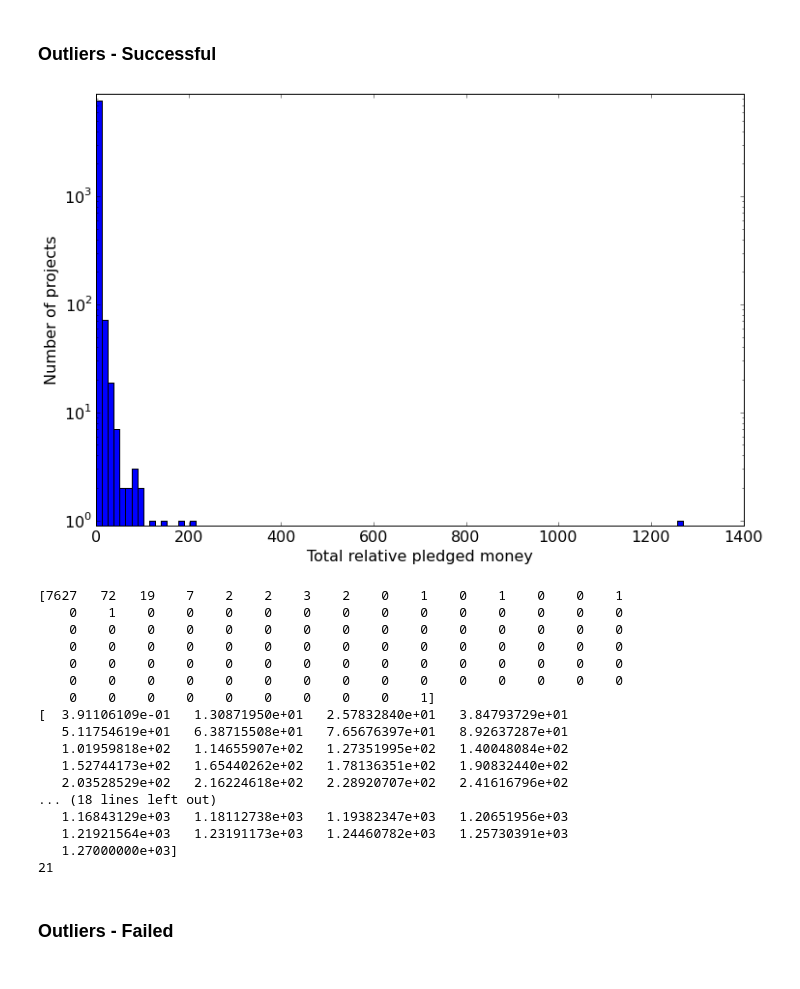
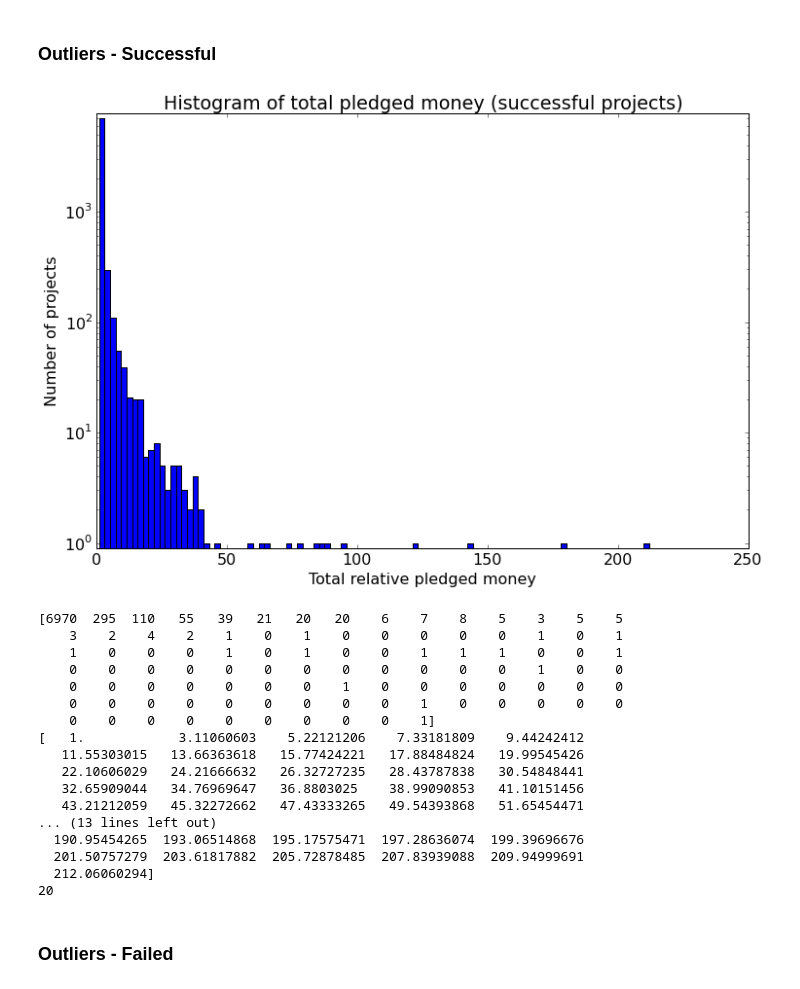
Before and after one commit to vicow/gaussian-process, a Jupyter notebook: notebooks/sidekick-1-eda.ipynb, the cells around one changed output. Saved outputs shown, nothing was run; the diff lists cells and outputs as text; code cells hidden in the pictures.

```diff
--- a/notebooks/sidekick-1-eda.ipynb
+++ b/notebooks/sidekick-1-eda.ipynb
@@ -30,7 +30,7 @@ def extract_jumps_and_times(project):
     jumps = filter(lambda j: j != 0, jumps)
     return jumps, times
 
-def show_histogram(y, x_label, y_label, x_scale='linear', y_scale='linear', bins=100, width=0.7):
+def show_histogram(y, x_label, y_label, title="", x_scale='linear', y_scale='linear', bins=100, width=0.7, file_name=None):
     hist, bins = np.histogram(y, bins=bins)
     w = width * (bins[1] - bins[0])
     center = (bins[:-1] + bins[1:]) / 2
@@ -43,6 +43,9 @@ def show_histogram(y, x_label, y_label, x_scale='linear', y_scale='linear', bins
     ax.set_xscale(x_scale)
     ax.set_ylabel(y_label)
     ax.set_xlabel(x_label)
+    ax.set_title(title)
+    if file_name:
+        plt.savefig(file_name)
     plt.show()
     return hist, bins
 
@@ -59,11 +62,16 @@ def generate_jumps_times(iterable_collection_of_project):
 # %%
 sk = Sidekick()
 sk.load()
-train, test = sk.split(threshold=0.7)
-successful = [p for p in train if p.successful]
-failed = [p for p in train if not p.successful]
-#successful = sk.successful()
-#failed = sk.failed()
+#train, test = sk.split(threshold=0.7)
+#successful = [p for p in train if p.successful]
+#failed = [p for p in train if not p.successful]
+successful = sk.successful()
+failed = sk.failed()
+total_successful = len(successful)
+total_failed = len(failed)
+print("Number of projects:", total_successful + total_failed)
+print("Number of successful:", total_successful)
+print("Number of fail:", total_failed)
 # %% [output]
 Loading data set...
 Data loaded.
@@ -71,8 +82,8 @@ Data loaded.
 ## Project
 Display an arbitrary or randomly selected project.
 # %%
-project = sk.choose_n_projects(n=1)[0]
+project = sk.choose_n_projects(n=100)[22]
 #project = sk['14035777']
-project.plot()
+project.plot(file_name="trajectory_successful.pdf")
 print(project)
 # %% [output]
@@ -176,36 +191,38 @@ We take a look at the outliers in the total amount of pledeged money for the suc
 # %% [markdown]
 ### Outliers - Successful
 # %%
-goal_successful = [project.money[-1] for project in sk if project.successful]
+goal_successful = [project.money[-1] for project in successful if project.money[-1] < 400]
 hist, bins = show_histogram(goal_successful,
+               title="Histogram of total pledged money (successful projects)",
                x_label='Total relative pledged money',
                y_label='Number of projects',
                x_scale='linear',
                y_scale='log',
                bins=100,
-               width=1)
+               width=1,
+               file_name="histogram_successful_total_money.pdf")
 print(hist)
 print(bins)
 print(len(sorted([g for g in goal_successful if g > 38.5])))
 # %% [output]
-[figure, old version]
+[figure, new version]
-[7627   72   19    7    2    2    3    2    0    1    0    1    0    0    1
-    0    1    0    0    0    0    0    0    0    0    0    0    0    0    0
-    0    0    0    0    0    0    0    0    0    0    0    0    0    0    0
-    0    0    0    0    0    0    0    0    0    0    0    0    0    0    0
-    0    0    0    0    0    0    0    0    0    0    0    0    0    0    0
-    0    0    0    0    0    0    0    0    0    0    0    0    0    0    0
+[6970  295  110   55   39   21   20   20    6    7    8    5    3    5    5
+    3    2    4    2    1    0    1    0    0    0    0    0    1    0    1
+    1    0    0    0    1    0    1    0    0    1    1    1    0    0    1
+    0    0    0    0    0    0    0    0    0    0    0    0    1    0    0
+    0    0    0    0    0    0    0    1    0    0    0    0    0    0    0
+    0    0    0    0    0    0    0    0    0    1    0    0    0    0    0
     0    0    0    0    0    0    0    0    0    1]
-[  3.91106109e-01   1.30871950e+01   2.57832840e+01   3.84793729e+01
-   5.11754619e+01   6.38715508e+01   7.65676397e+01   8.92637287e+01
-   1.01959818e+02   1.14655907e+02   1.27351995e+02   1.40048084e+02
-   1.52744173e+02   1.65440262e+02   1.78136351e+02   1.90832440e+02
-   2.03528529e+02   2.16224618e+02   2.28920707e+02   2.41616796e+02
-... (18 lines left out)
-   1.16843129e+03   1.18112738e+03   1.19382347e+03   1.20651956e+03
-   1.21921564e+03   1.23191173e+03   1.24460782e+03   1.25730391e+03
-   1.27000000e+03]
-21
+[   1.            3.11060603    5.22121206    7.33181809    9.44242412
+   11.55303015   13.66363618   15.77424221   17.88484824   19.99545426
+   22.10606029   24.21666632   26.32727235   28.43787838   30.54848441
+   32.65909044   34.76969647   36.8803025    38.99090853   41.10151456
+   43.21212059   45.32272662   47.43333265   49.54393868   51.65454471
+... (13 lines left out)
+  190.95454265  193.06514868  195.17575471  197.28636074  199.39696676
+  201.50757279  203.61817882  205.72878485  207.83939088  209.94999691
+  212.06060294]
+20
 # %% [markdown]
 ###  Outliers - Failed
 # %%
```
Also changed, not shown: parts of 10 cells of this notebook, 6 other files.
